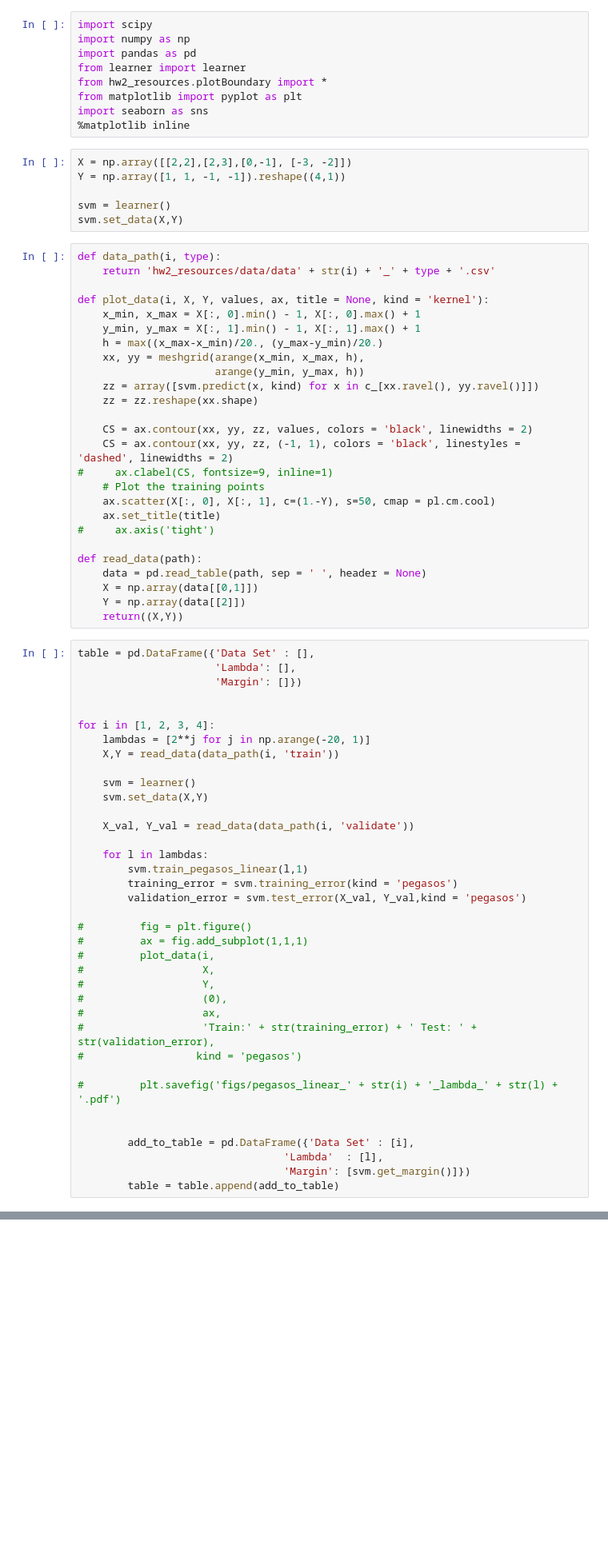
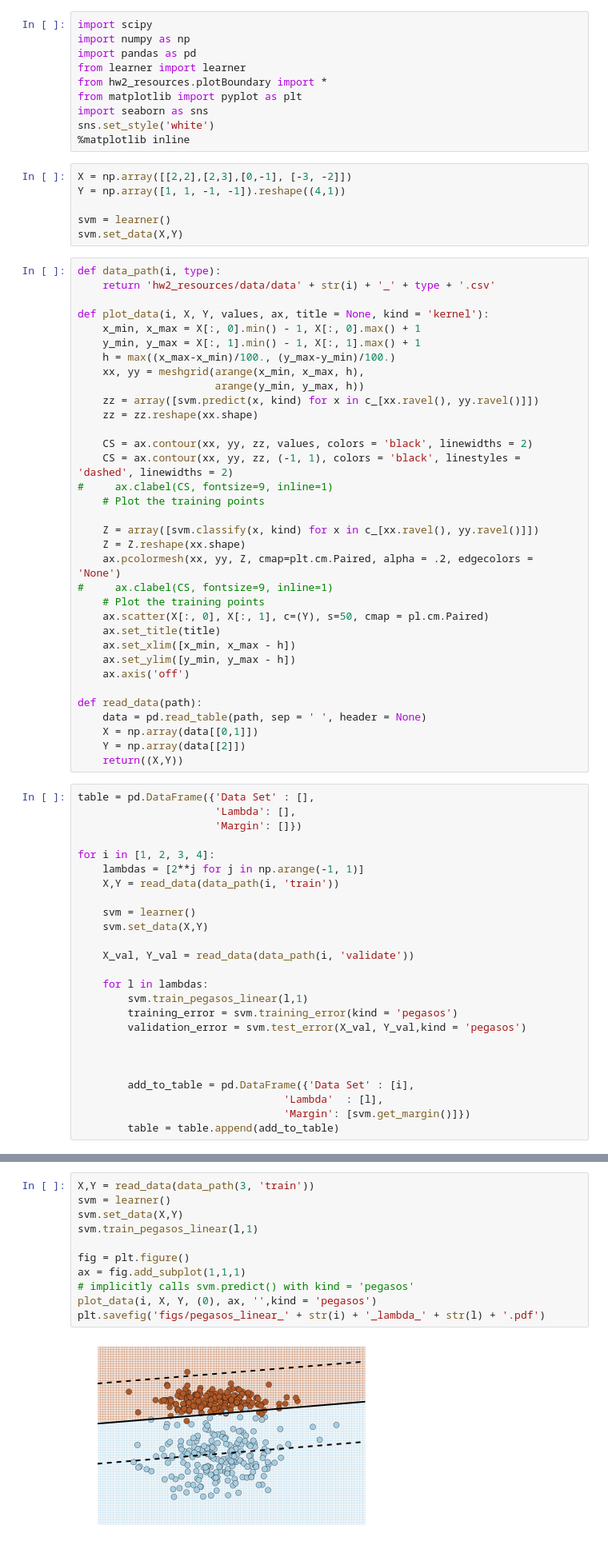
Before and after one commit to PhilChodrow/6.867_hwk2, a Jupyter notebook: P3.ipynb, the cells around one changed output, grey strips where cells are left out. Shown at 80% size. Saved outputs shown, nothing was run; the diff lists cells and outputs as text; blank space fills up the shorter version.

Commit message:
viz pegasos linear example

```diff
--- a/P3.ipynb
+++ b/P3.ipynb
@@ -6,6 +6,7 @@ from learner import learner
 from hw2_resources.plotBoundary import *
 from matplotlib import pyplot as plt
 import seaborn as sns
+sns.set_style('white')
 %matplotlib inline
 # %%
 X = np.array([[2,2],[2,3],[0,-1], [-3, -2]])
@@ -20,7 +21,7 @@ def data_path(i, type):
 def plot_data(i, X, Y, values, ax, title = None, kind = 'kernel'):
     x_min, x_max = X[:, 0].min() - 1, X[:, 0].max() + 1
     y_min, y_max = X[:, 1].min() - 1, X[:, 1].max() + 1
-    h = max((x_max-x_min)/20., (y_max-y_min)/20.)
+    h = max((x_max-x_min)/100., (y_max-y_min)/100.)
     xx, yy = meshgrid(arange(x_min, x_max, h),
                       arange(y_min, y_max, h))
     zz = array([svm.predict(x, kind) for x in c_[xx.ravel(), yy.ravel()]])
@@ -30,9 +31,17 @@ def plot_data(i, X, Y, values, ax, title = None, kind = 'kernel'):
     CS = ax.contour(xx, yy, zz, (-1, 1), colors = 'black', linestyles = 'dashed', linewidths = 2)
 #     ax.clabel(CS, fontsize=9, inline=1)
     # Plot the training points
-    ax.scatter(X[:, 0], X[:, 1], c=(1.-Y), s=50, cmap = pl.cm.cool)
+
+    Z = array([svm.classify(x, kind) for x in c_[xx.ravel(), yy.ravel()]])
+    Z = Z.reshape(xx.shape)
+    ax.pcolormesh(xx, yy, Z, cmap=plt.cm.Paired, alpha = .2, edgecolors = 'None')
+#     ax.clabel(CS, fontsize=9, inline=1)
+    # Plot the training points
+    ax.scatter(X[:, 0], X[:, 1], c=(Y), s=50, cmap = pl.cm.Paired)
     ax.set_title(title)
-#     ax.axis('tight')
+    ax.set_xlim([x_min, x_max - h])
+    ax.set_ylim([y_min, y_max - h])
+    ax.axis('off')
 
 def read_data(path):
     data = pd.read_table(path, sep = ' ', header = None)
@@ -44,9 +53,8 @@ table = pd.DataFrame({'Data Set' : [],
                       'Lambda': [],
                       'Margin': []})
 
-
 for i in [1, 2, 3, 4]:
-    lambdas = [2**j for j in np.arange(-20, 1)]
+    lambdas = [2**j for j in np.arange(-1, 1)]
     X,Y = read_data(data_path(i, 'train'))
 
     svm = learner()
@@ -59,17 +67,6 @@ for i in [1, 2, 3, 4]:
         training_error = svm.training_error(kind = 'pegasos')
         validation_error = svm.test_error(X_val, Y_val,kind = 'pegasos')
 
-#         fig = plt.figure()
-#         ax = fig.add_subplot(1,1,1)
-#         plot_data(i,
-#                   X,
-#                   Y,
-#                   (0),
-#                   ax,
-#                   'Train:' + str(training_error) + ' Test: ' + str(validation_error),
-#                  kind = 'pegasos')
-
-#         plt.savefig('figs/pegasos_linear_' + str(i) + '_lambda_' + str(l) + '.pdf')
 
 
         add_to_table = pd.DataFrame({'Data Set' : [i],
@@ -78,0 +78,13 @@ for i in [1, 2, 3, 4]:
+# %%
+X,Y = read_data(data_path(3, 'train'))
+svm = learner()
+svm.set_data(X,Y)
+svm.train_pegasos_linear(l,1)
+
+fig = plt.figure()
+ax = fig.add_subplot(1,1,1)
+# implicitly calls svm.predict() with kind = 'pegasos'
+plot_data(i, X, Y, (0), ax, '',kind = 'pegasos')
+plt.savefig('figs/pegasos_linear_' + str(i) + '_lambda_' + str(l) + '.pdf')
+# %% [output]
+[figure, added]
```
Also changed, not shown: parts of 5 cells of this notebook, 1 other file.
